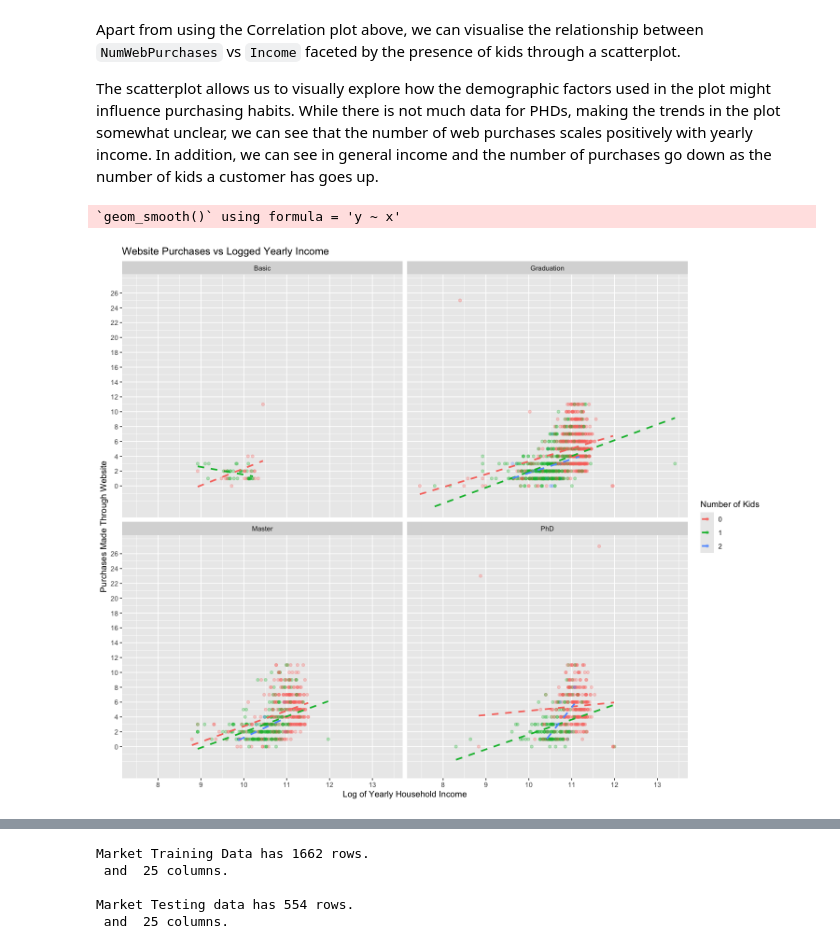
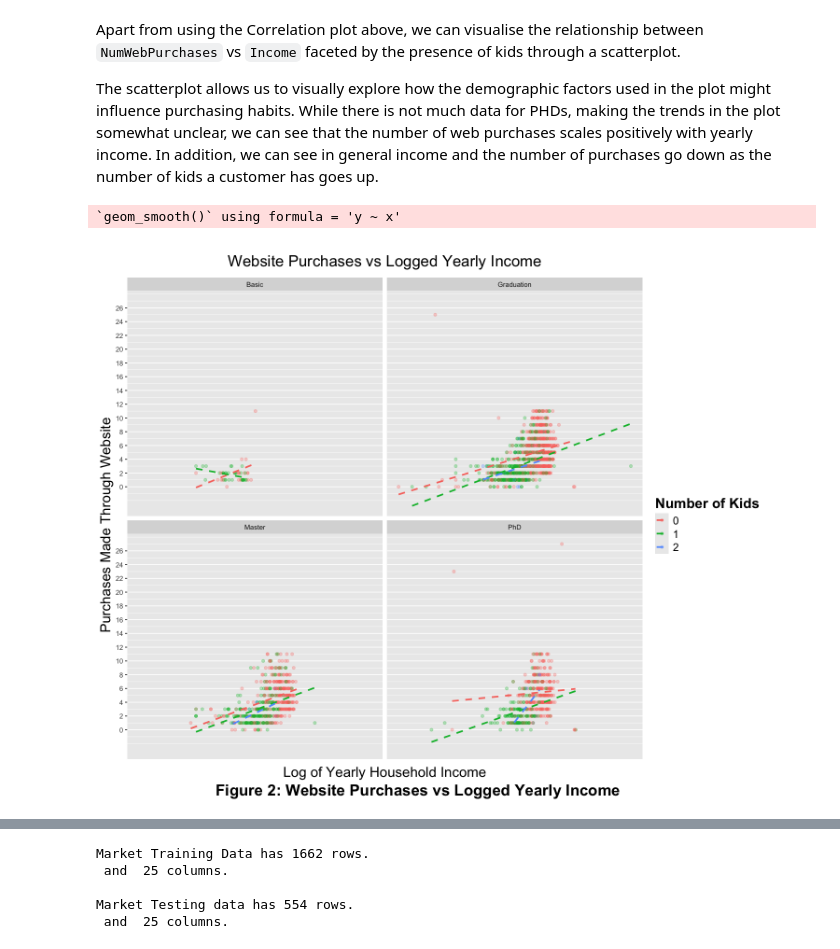
Before and after one commit to DrakenRaptor/STAT301_ProjectGrp26, a Jupyter notebook: STAT301 Grp 26 Project Final.ipynb, the cells around one changed output, grey strips where cells are left out. Cells and saved outputs as stored; diff of their text form; code cells hidden in the pictures.

```diff
--- a/STAT301 Grp 26 Project Final.ipynb
+++ b/STAT301 Grp 26 Project Final.ipynb
@@ -344,25 +346,34 @@ Apart from using the Correlation plot above, we can visualise the relationship b
 The scatterplot allows us to visually explore how the demographic factors used in the plot might influence purchasing habits. While there is not much data for PHDs, making the trends in the plot somewhat unclear, we can see that the number of web purchases scales positively with yearly income. In addition, we can see in general income and the number of purchases go down as the number of kids a customer has goes up.
 # %%
 # Main Developer: Lucas
-# Contributors: Lucas, Eaven (collate)
+# Contributors: Lucas, Eaven (collate/labelling of plot)
 
 # Creating a Scatterplot of NumWebPurchases vs Income Faceted by Kidhome
 p1 <- ggplot(market_data, aes(x = LogIncome, y = NumWebPurchases, color = as.factor(Kidhome))) +
   geom_point(alpha = 0.3, size = 1.5) +
   geom_smooth(method = "lm", se = FALSE, linetype = "dashed") +
   facet_wrap(~ Education, labeller = label_wrap_gen(width = 20)) +
-  scale_x_continuous(name = "Log of Yearly Household Income", breaks = seq(5, max(market_data$LogIncome, na.rm = TRUE), by = 1)) +
+  scale_x_continuous(name = "Log of Yearly Household Income", breaks = seq(5, max(market_data$LogIncome, na.rm = TRUE), by = 10)) +
   scale_y_continuous(name = "Purchases Made Through Website", breaks = seq(0, max(market_data$NumWebPurchases, na.rm = TRUE), by = 2)) +
   xlab("Yearly Household Income") +
   ylab("Purchases Made Through the Company Website") +
   scale_color_discrete(name = "Number of Kids") +
-  ggtitle("Website Purchases vs Logged Yearly Income")
+  ggtitle("Website Purchases vs Logged Yearly Income") +
+  labs(caption = "Figure 2: Website Purchases vs Logged Yearly Income") +
+  theme(
+    plot.caption = element_text(hjust = 0.8, size = 20, face = "bold"),
+    plot.title = element_text(hjust = 0.5, size = 20, margin = margin(t = 10, b = 10)),  # Center the title
+    axis.title.x = element_text(size = 18, margin = margin(t = 10)),  # Increase X-axis font
+    axis.title.y = element_text(size = 18),   # Increase Y-axis font
+    legend.title = element_text(size = 18, face = "bold"),  # Increase font size of "Number of Kids"
+    legend.text = element_text(size = 14) # Increase font size of color labels
+  )
 
 # Display the plot
 print(p1)
 # %% [output]
 `geom_smooth()` using formula = 'y ~ x'
-[figure, old version]
+[figure, new version]
 # %% [markdown]
 ## Methodolgy and Planning
 
```
Also changed, not shown: parts of 11 cells of this notebook.
